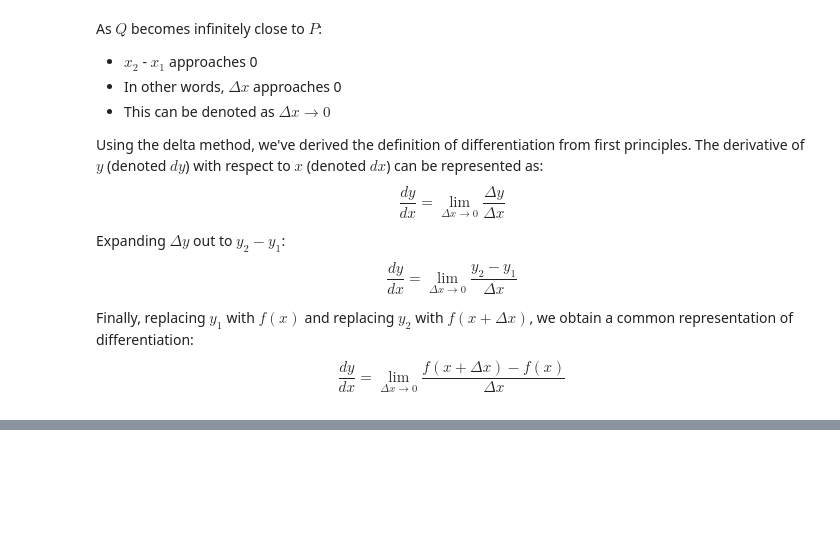
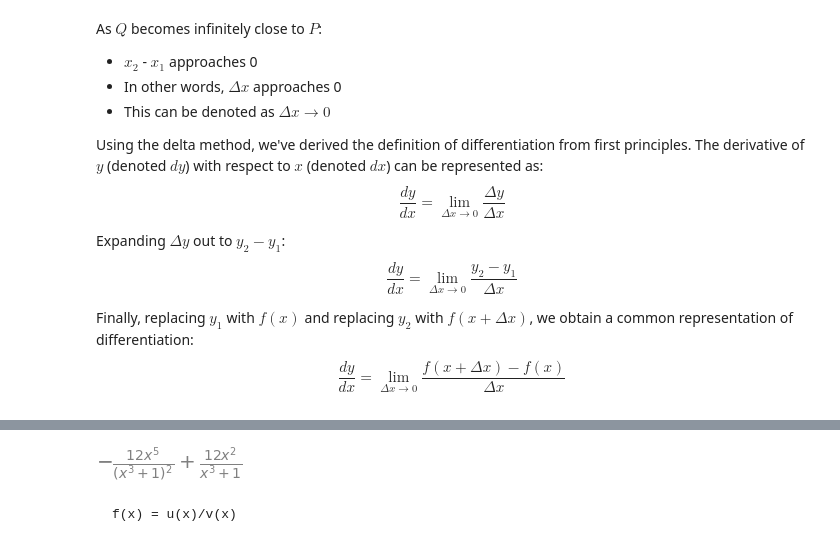
Before and after one commit to 28101991SUNNY/Math-For-Machine-Learning-, a Jupyter notebook: Calculus .ipynb, the cells around one changed output, grey strips where cells are left out. Saved outputs shown, nothing was run; the diff lists cells and outputs as text; code cells hidden in the pictures; blank space fills up the shorter version.

```diff
--- a/Calculus .ipynb
+++ b/Calculus .ipynb
@@ -419,0 +487,6 @@ $$\frac{dy}{dx} = \lim_{\Delta x \to 0} \frac{f(x + \Delta x) - f(x)}{\Delta x}$
+# %%
+((4*(x**3))/((x**3) +1)).diff(x)  # quotient rule
+# %% [output]
+[figure, added]
+# %% [markdown]
+    f(x) = u(x)/v(x)
```
Also changed, not shown: parts of 93 cells of this notebook.
